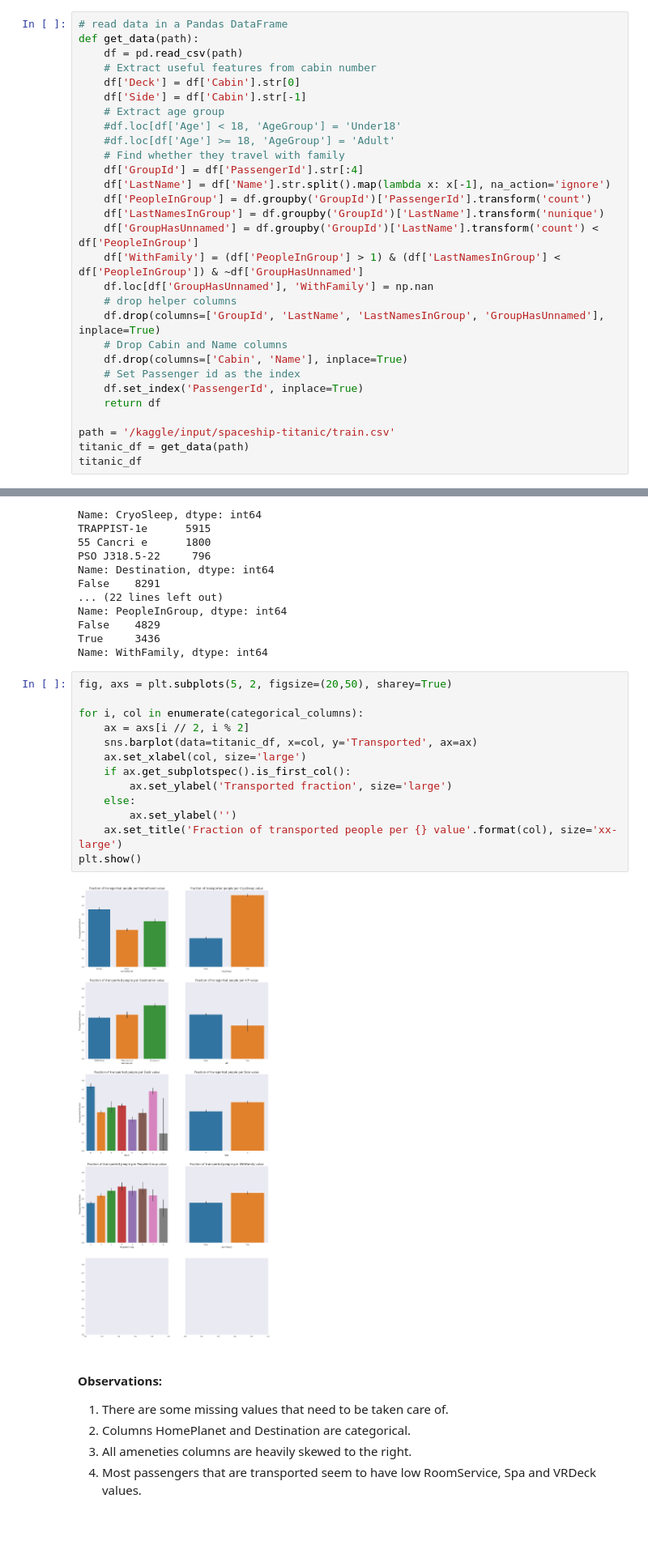
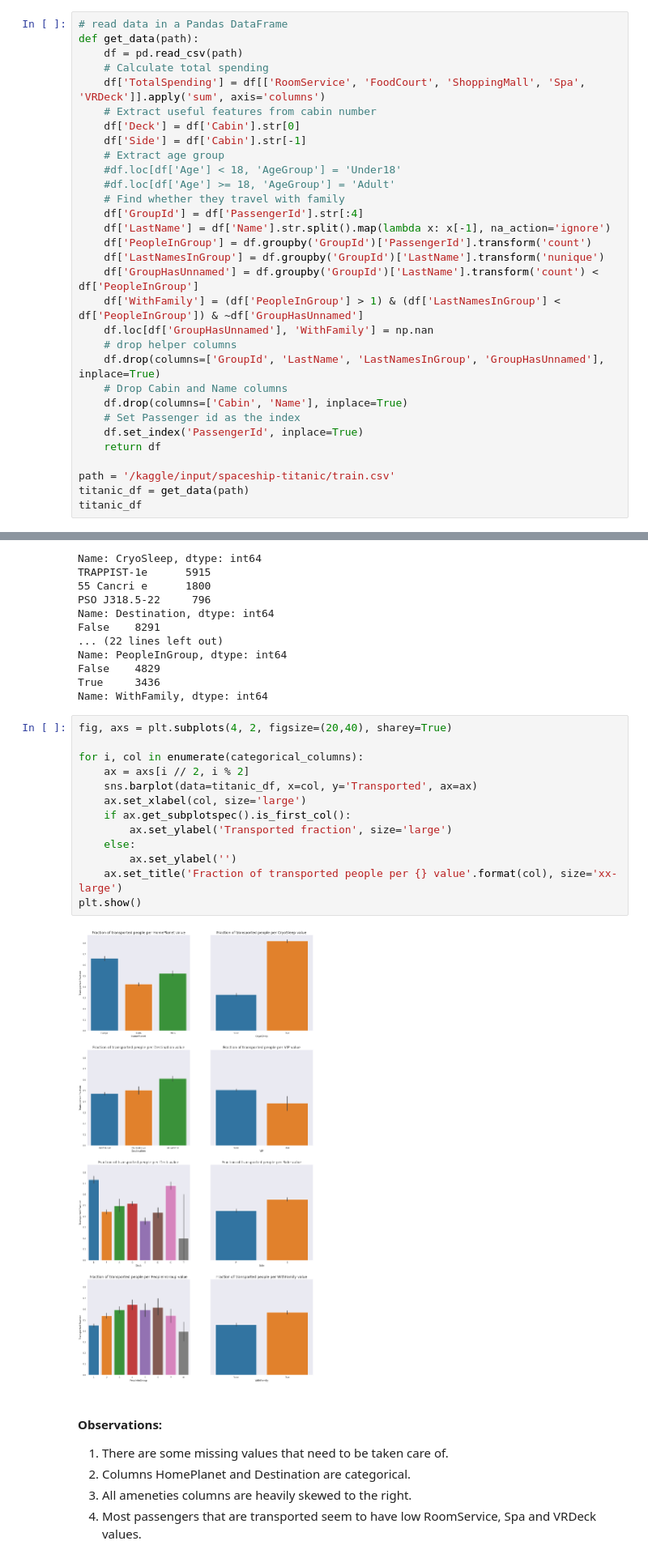
Before and after one commit to mhadjiantonis/SpaceshipTitanic, a Jupyter notebook: spaceship-titanic.ipynb, the cells around one changed output, grey strips where cells are left out. Shown at 81% size. Cells and saved outputs as stored; diff of their text form; blank space fills up the shorter version.

```diff
--- a/spaceship-titanic.ipynb
+++ b/spaceship-titanic.ipynb
@@ -19,6 +19,8 @@ sns.set_style('dark')
 # read data in a Pandas DataFrame
 def get_data(path):
     df = pd.read_csv(path)
+    # Calculate total spending
+    df['TotalSpending'] = df[['RoomService', 'FoodCourt', 'ShoppingMall', 'Spa', 'VRDeck']].apply('sum', axis='columns')
     # Extract useful features from cabin number
     df['Deck'] = df['Cabin'].str[0]
     df['Side'] = df['Cabin'].str[-1]
@@ -122,20 +124,20 @@ False    4829
 True     3436
 Name: WithFamily, dtype: int64
 # %%
-fig, axs = plt.subplots(5, 2, figsize=(20,50), sharey=True)
+fig, axs = plt.subplots(4, 2, figsize=(20,40), sharey=True)
 
 for i, col in enumerate(categorical_columns):
     ax = axs[i // 2, i % 2]
     sns.barplot(data=titanic_df, x=col, y='Transported', ax=ax)
     ax.set_xlabel(col, size='large')
     if ax.get_subplotspec().is_first_col():
         ax.set_ylabel('Transported fraction', size='large')
     else:
         ax.set_ylabel('')
     ax.set_title('Fraction of transported people per {} value'.format(col), size='xx-large')
 plt.show()
 # %% [output]
-[figure, old version]
+[figure, new version]
 # %% [markdown]
 #### Observations:
 1. There are some missing values that need to be taken care of.
```
Also changed, not shown: parts of 30 cells of this notebook.
